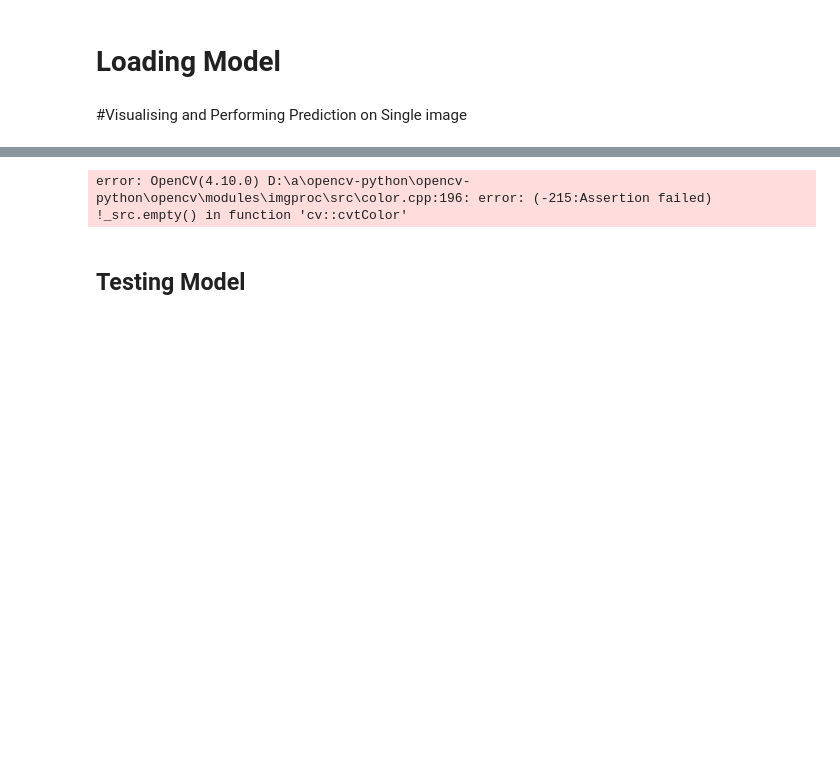
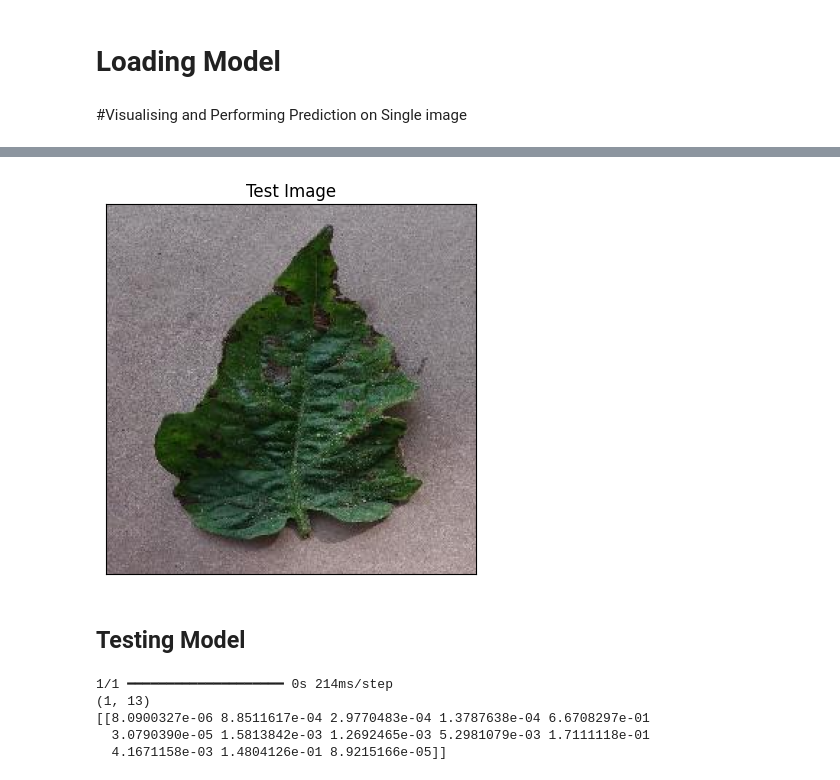
Before and after one commit to DewrajKushwaha/AgriFarm, a Jupyter notebook: backend/dataset/Plant_Disease_Dataset/Test_plant_disease.ipynb, the cells around one changed output, grey strips where cells are left out. Cells and saved outputs as stored; diff of their text form; code cells hidden in the pictures; blank space fills up the shorter version.

```diff
--- a/backend/dataset/Plant_Disease_Dataset/Test_plant_disease.ipynb
+++ b/backend/dataset/Plant_Disease_Dataset/Test_plant_disease.ipynb
@@ -48,18 +42,18 @@ Successfully installed opencv-python-4.10.0.84
 # %%
 #Test Image Visualization
 import cv2
-image_path = 'test/test/AppleCedarRust1.JPG'
+image_path = 'test\\TomatoEarlyBlight3.JPG'
 # Reading an image in default mode
 img = cv2.imread(image_path)
 img = cv2.cvtColor(img,cv2.COLOR_BGR2RGB) #Converting BGR to RGB
 # Displaying the image
 plt.imshow(img)
 plt.title('Test Image')
 plt.xticks([])
 plt.yticks([])
 plt.show()
 # %% [output]
-error: OpenCV(4.10.0) D:\a\opencv-python\opencv-python\opencv\modules\imgproc\src\color.cpp:196: error: (-215:Assertion failed) !_src.empty() in function 'cv::cvtColor'
+[figure, added]
 # %% [markdown]
 ## Testing Model
 # %%
@@ -72,3 +64,14 @@ print(predictions)
+# %%
+predictions = cnn.predict(input_arr)
+print(predictions.shape) # Convert single image to a batch.
+
+print(predictions)
+# %% [output]
+1/1 ━━━━━━━━━━━━━━━━━━━━ 0s 214ms/step
+(1, 13)
+[[8.0900327e-06 8.8511617e-04 2.9770483e-04 1.3787638e-04 6.6708297e-01
+  3.0790390e-05 1.5813842e-03 1.2692465e-03 5.2981079e-03 1.7111118e-01
+  4.1671158e-03 1.4804126e-01 8.9215166e-05]]
 # %%
 result_index = np.argmax(predictions) #Return index of max element
 print(result_index)
```
Also changed, not shown: parts of 8 cells of this notebook, 8 other files.
